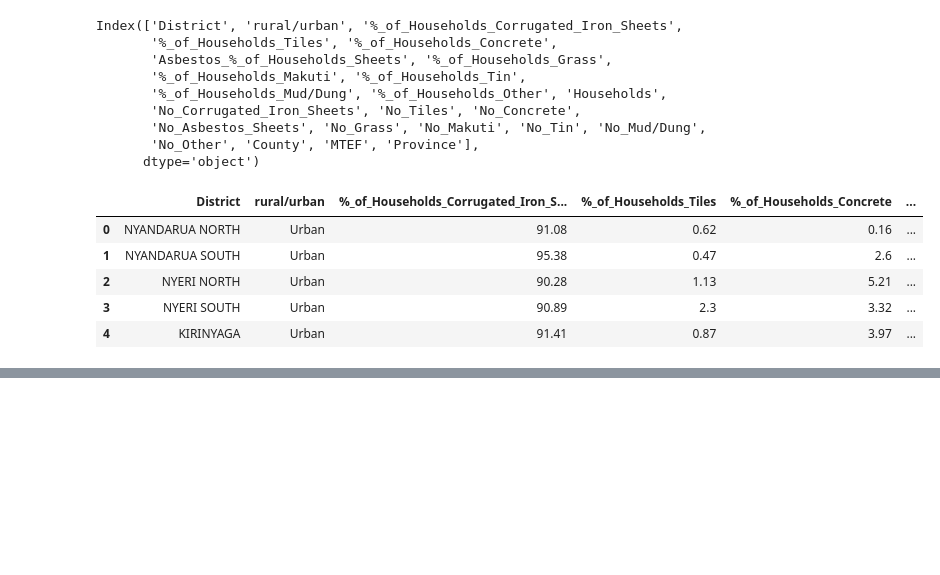
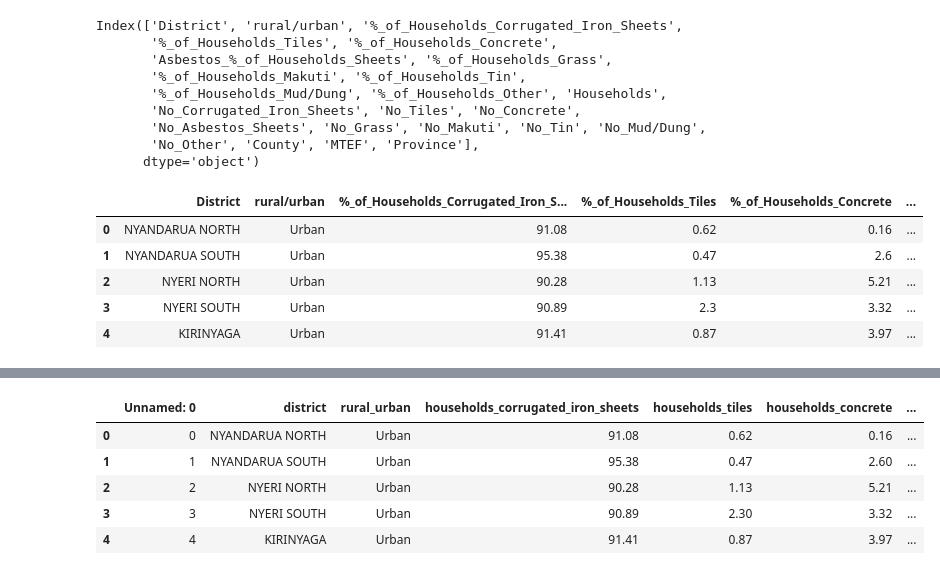
Before and after one commit to GeorgeKariuki7205/Introduction-To-Data-Science-With-Matploitlib-Pandas-And-SeaBorn, a Jupyter notebook: secondWorkshop.ipynb, the cells around one changed output, grey strips where cells are left out. Drawn from its saved outputs; the diff is of its cells as text; code cells hidden in the pictures; blank space fills up the shorter version.

```diff
--- a/secondWorkshop.ipynb
+++ b/secondWorkshop.ipynb
@@ -351,0 +438,12 @@ df.head()
+# %%
+# confrirming the data has been exported.
+cd = pd.read_csv('Clean_Data')
+
+cd.head()
+# %% [output]
+|  | Unnamed: 0 | district | rural_urban | households_corrugated_iron_sheets | households_tiles | households_concrete | ... |
+| 0 | 0 | NYANDARUA NORTH | Urban | 91.08 | 0.62 | 0.16 | ... |
+| 1 | 1 | NYANDARUA SOUTH | Urban | 95.38 | 0.47 | 2.60 | ... |
+| 2 | 2 | NYERI NORTH | Urban | 90.28 | 1.13 | 5.21 | ... |
+| 3 | 3 | NYERI SOUTH | Urban | 90.89 | 2.30 | 3.32 | ... |
+| 4 | 4 | KIRINYAGA | Urban | 91.41 | 0.87 | 3.97 | ... |
```
Also changed, not shown: parts of 10 cells of this notebook.
